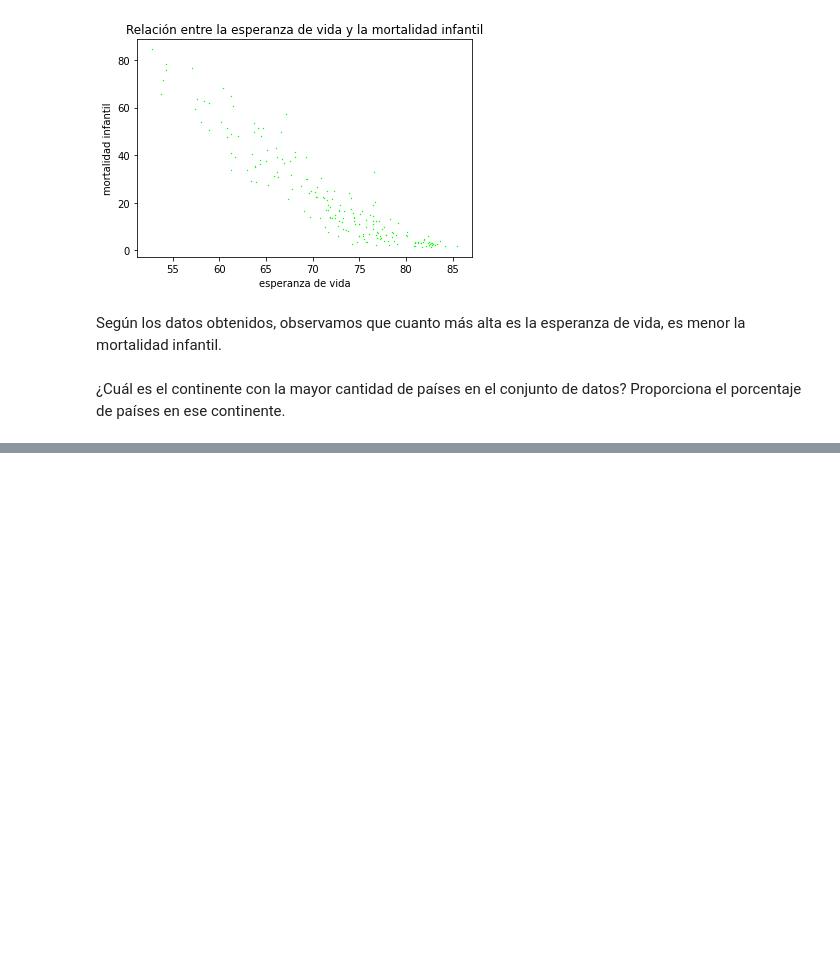
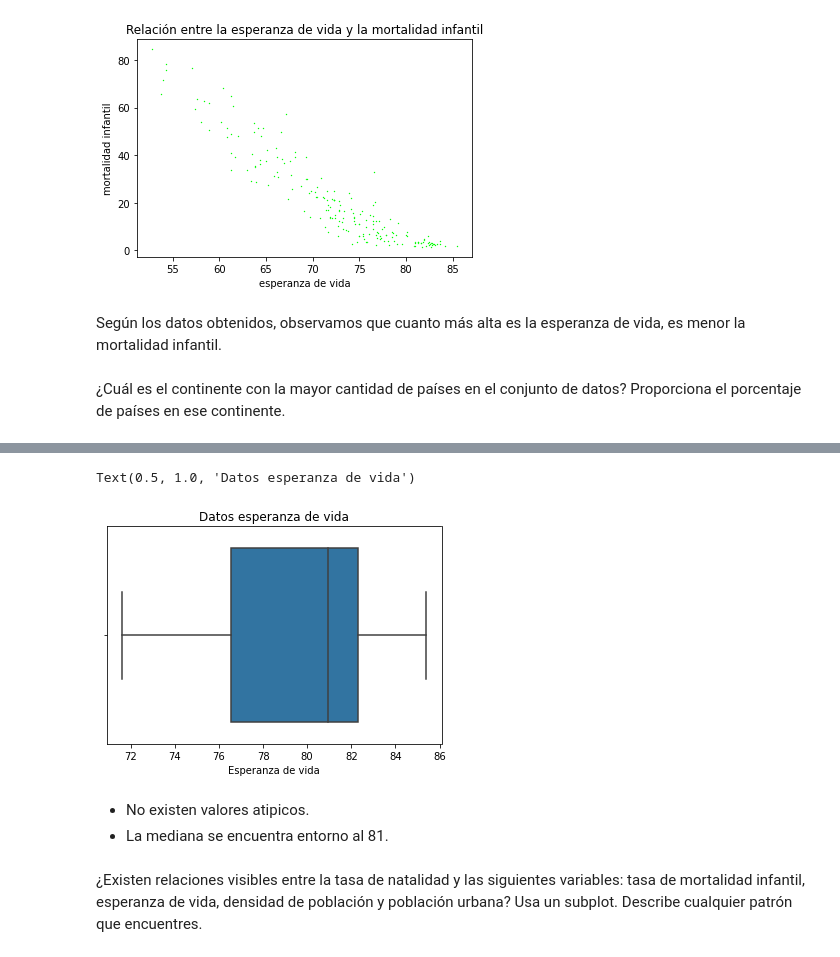
Before and after one commit to Adalab/da-modulo3-sprint2-pairprogramming-PatriciaAnaG, a Jupyter notebook: pair_VISUALIZACION.ipynb, the cells around one changed output, grey strips where cells are left out. Cells and saved outputs as stored; diff of their text form; code cells hidden in the pictures; blank space fills up the shorter version.

```diff
--- a/pair_VISUALIZACION.ipynb
+++ b/pair_VISUALIZACION.ipynb
@@ -91,0 +79,4 @@ plt.pie("unnamed 0_x", labels= "continente",
+# %%
+europe = df['continent'] == 'Europe'
+df_europe = df[europe]
+df_europe.head()
@@ -91,0 +90,12 @@ plt.pie("unnamed 0_x", labels= "continente",
+# %%
+sns.boxplot(data=df_europe, x='life_expectancy')
+plt.xlabel('Esperanza de vida')
+plt.title('Datos esperanza de vida')
+# %% [output]
+Text(0.5, 1.0, 'Datos esperanza de vida')
+[figure, added]
+# %% [markdown]
+- No existen valores atipicos.
+- La mediana se encuentra entorno al 81.
+# %% [markdown]
+¿Existen relaciones visibles entre la tasa de natalidad y las siguientes variables: tasa de mortalidad infantil, esperanza de vida, densidad de población y población urbana? Usa un subplot. Describe cualquier patrón que encuentres.
```
Also changed, not shown: parts of 17 cells of this notebook, 1 other file.
